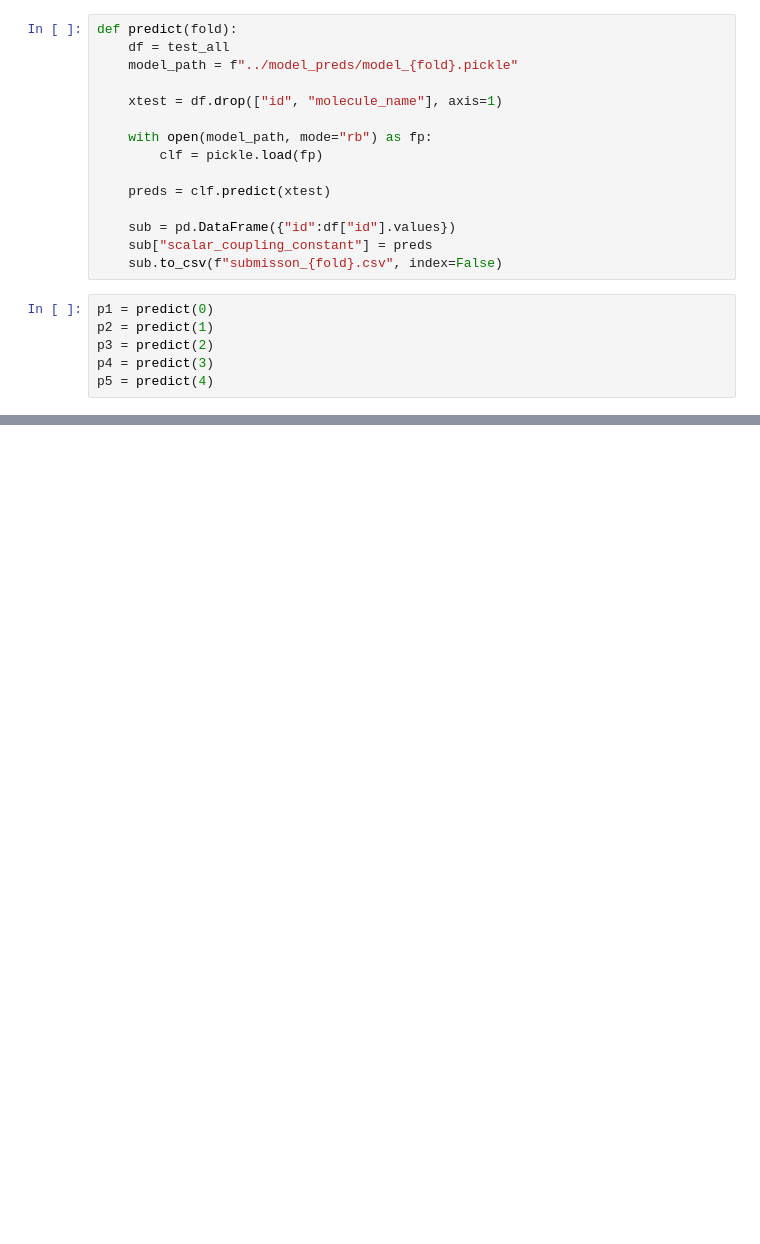
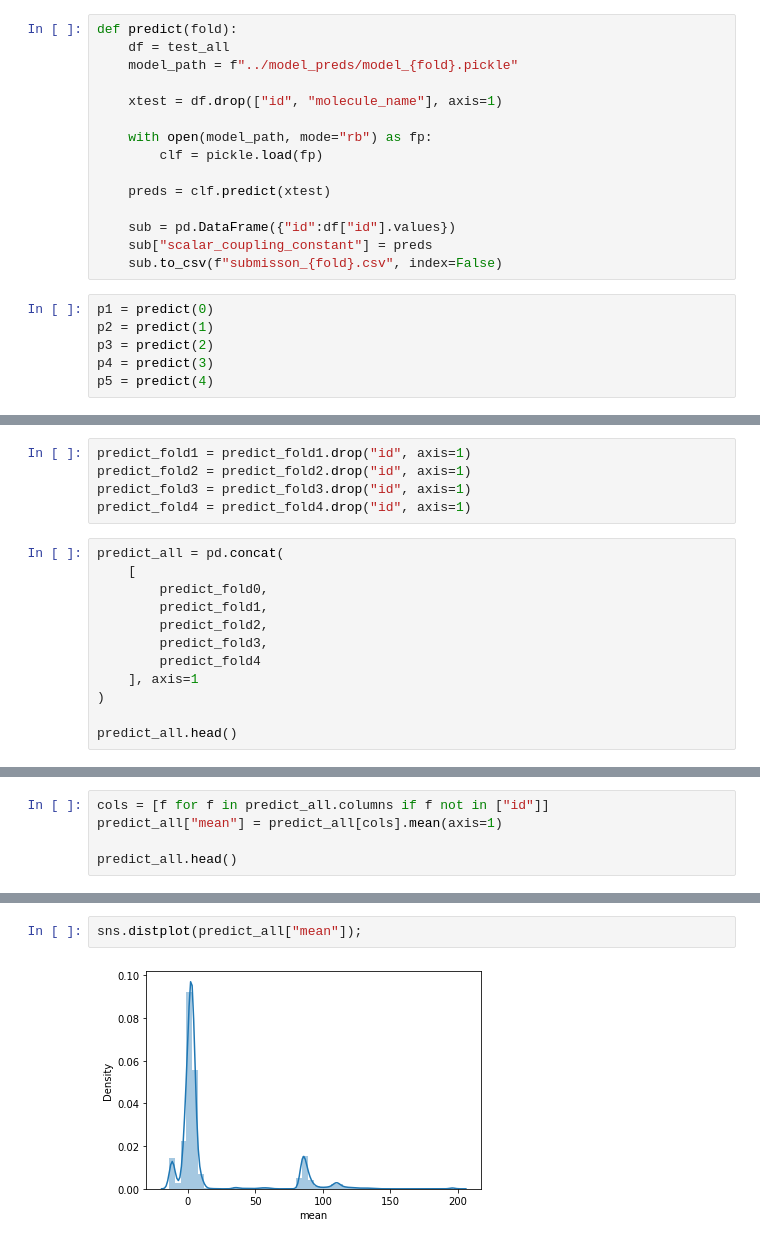
Before and after one commit to akiabe/kaggle_predict-molecular-properties, a Jupyter notebook: notebooks/beseline.ipynb, the cells around one changed output, grey strips where cells are left out. Saved outputs shown, nothing was run; the diff lists cells and outputs as text; blank space fills up the shorter version.

```diff
--- a/notebooks/beseline.ipynb
+++ b/notebooks/beseline.ipynb
@@ -617,0 +621,17 @@ TypeError: unsupported operand type(s) for +: 'NoneType' and 'NoneType'
+# %%
+predict_fold1 = predict_fold1.drop("id", axis=1)
+predict_fold2 = predict_fold2.drop("id", axis=1)
+predict_fold3 = predict_fold3.drop("id", axis=1)
+predict_fold4 = predict_fold4.drop("id", axis=1)
+# %%
+predict_all = pd.concat(
+    [
+        predict_fold0,
+        predict_fold1,
+        predict_fold2,
+        predict_fold3,
+        predict_fold4
+    ], axis=1
+)
+
+predict_all.head()
@@ -617,0 +645,5 @@ TypeError: unsupported operand type(s) for +: 'NoneType' and 'NoneType'
+# %%
+cols = [f for f in predict_all.columns if f not in ["id"]]
+predict_all["mean"] = predict_all[cols].mean(axis=1)
+
+predict_all.head()
@@ -617,0 +660,4 @@ TypeError: unsupported operand type(s) for +: 'NoneType' and 'NoneType'
+# %%
+sns.distplot(predict_all["mean"]);
+# %% [output]
+[figure, added]
```
Also changed, not shown: parts of 10 cells of this notebook.
